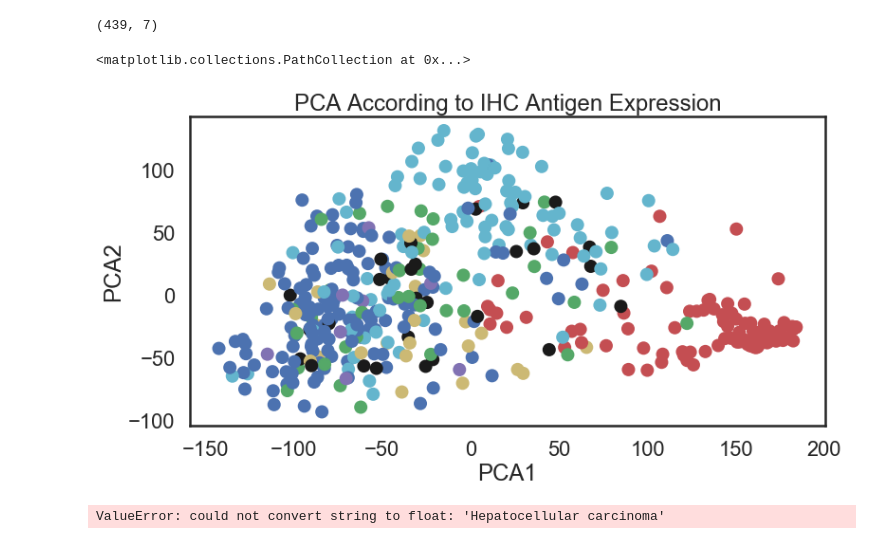
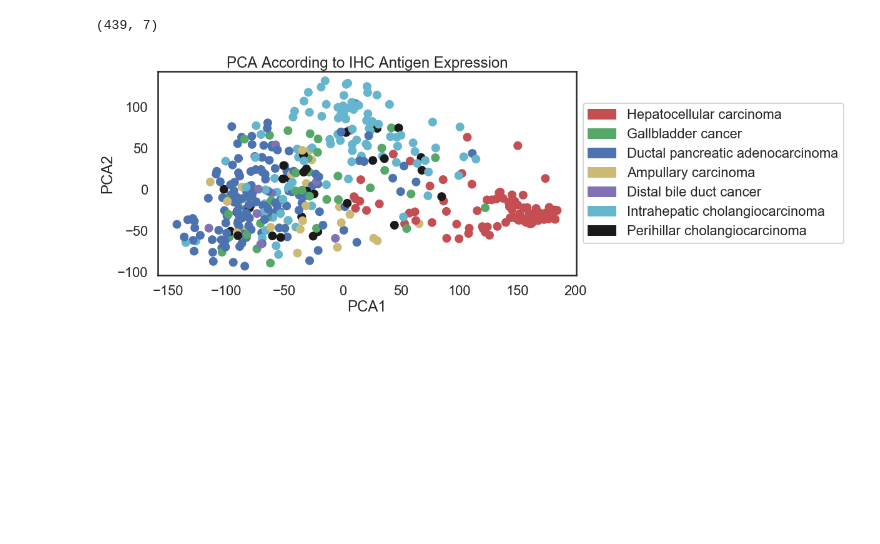
Before and after one commit to Dwgranadier/Capstone, a Jupyter notebook: TCFB_2020.ipynb, the cells around one changed output. Drawn from its saved outputs; the diff is of its cells as text; code cells hidden in the pictures; blank space fills up the shorter version.

```diff
--- a/TCFB_2020.ipynb
+++ b/TCFB_2020.ipynb
@@ -78,0 +31,5 @@ df_subset.describe()
+# %%
+#Read in expression data set here as a data frame to manipulateand
+data_df = pd.read_csv('/Users/dgranadi/Desktop/TCFB_2020/Capstone/data/marker_expression.csv')
+
+data_df.head()
@@ -242,32 +215,31 @@ X_pca.shape
 # %%
 # Now the first two columns of X_pca represent the axes of
 #  greatest variation, so we can plot just those and retain
 #  the maximum information.
 %matplotlib inline
 plt.figure(figsize=(12, 6))
 #plt.scatter( X_pca[:,0], X_pca[:,1], c=colors )
 plt.title('PCA According to IHC Antigen Expression')
 plt.xlabel('PCA1')
 plt.ylabel('PCA2'); # so notebook doesn't print the Text object returned by plt.ylabel
 plt.scatter( X_pca[:,0], X_pca[:,1], c=colors )
+#plt.legend(grouped_df['clin_diag'])
+#plt.legend(handles = color_dict.values() , labels = color_dict.keys())
+
+
+import matplotlib.patches as mpatches
+
+
+red_patch = mpatches.Patch(color='r', label='Hepatocellular carcinoma')
+green_patch = mpatches.Patch(color='g', label='Gallbladder cancer')
+blue_patch = mpatches.Patch(color='b', label='Ductal pancreatic adenocarcinoma')
+yellow_patch = mpatches.Patch(color='y', label='Ampullary carcinoma')
+m_patch = mpatches.Patch(color='m', label='Distal bile duct cancer')
+c_patch = mpatches.Patch(color='c', label='Intrahepatic cholangiocarcinoma')
+k_patch = mpatches.Patch(color='k', label='Perihillar cholangiocarcinoma')
+
+plt.gca().legend(handles=[red_patch , green_patch , blue_patch , yellow_patch, m_patch, c_patch , k_patch] , loc='center left', bbox_to_anchor=(1, 0.5))
+
+plt.show()
 # %% [output]
-<matplotlib.collections.PathCollection at 0x...>
-[figure, old version]
+[figure, new version]
-# %%
-from sklearn.cluster import KMeans
-
-# STEP 1: create and configure the model
-# create the classifier object, tell it we are looking for 3 clusters
-#  and set the random_state for reproducibility
-kmeans = KMeans(n_clusters=3, random_state=10)
-
-# STEP 2: fit the model on the data, using "model.fit"
-# learn the cluster assignments
-kmeans.fit(grouped_df)
-
-# STEP 3: apply the model to the data, using "model.predict"
-# create a new array with the cluster assignments, represented by the integers 0, 1, and 2.
-y_kmeans = kmeans.predict(grouped_df)
-y_kmeans
-# %% [output]
-ValueError: could not convert string to float: 'Hepatocellular carcinoma'
```
Also changed, not shown: parts of 27 cells of this notebook, 10 other files.
